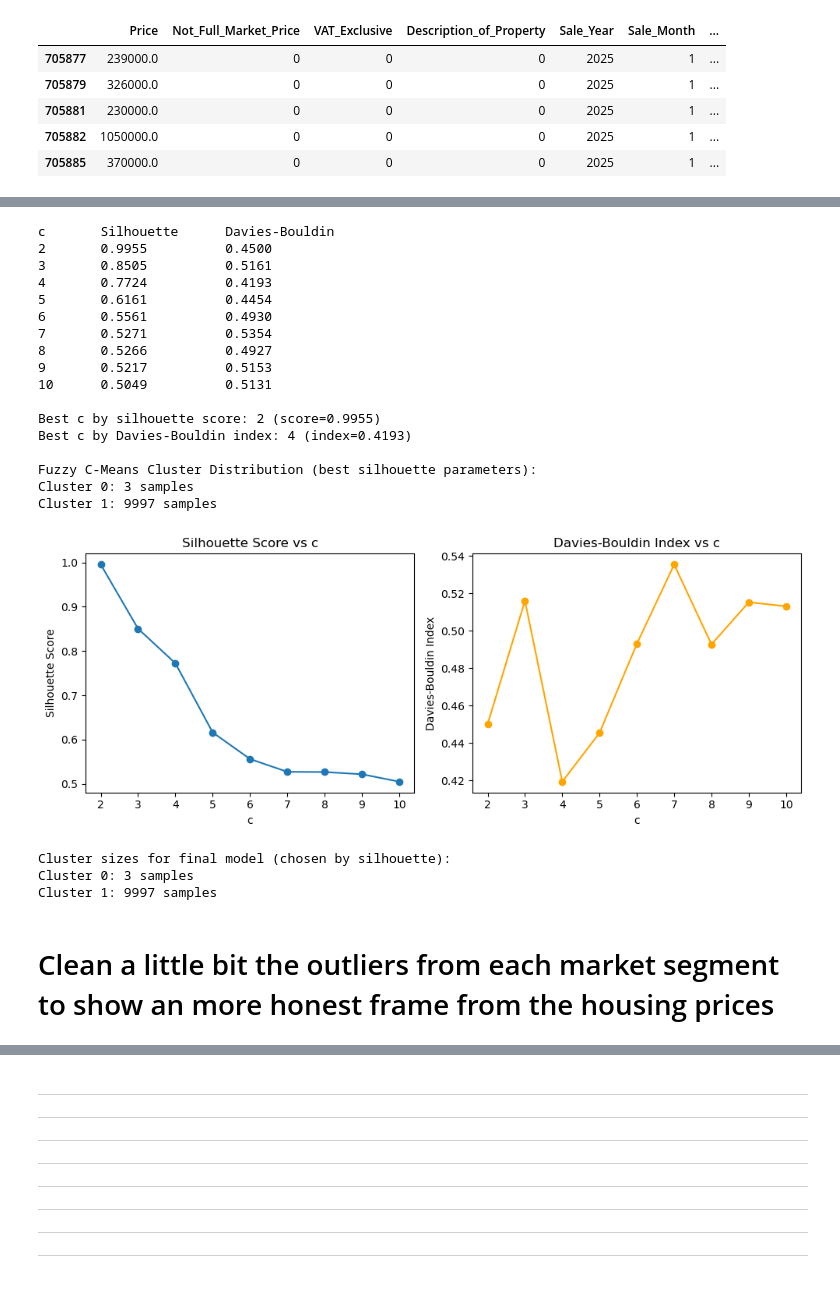
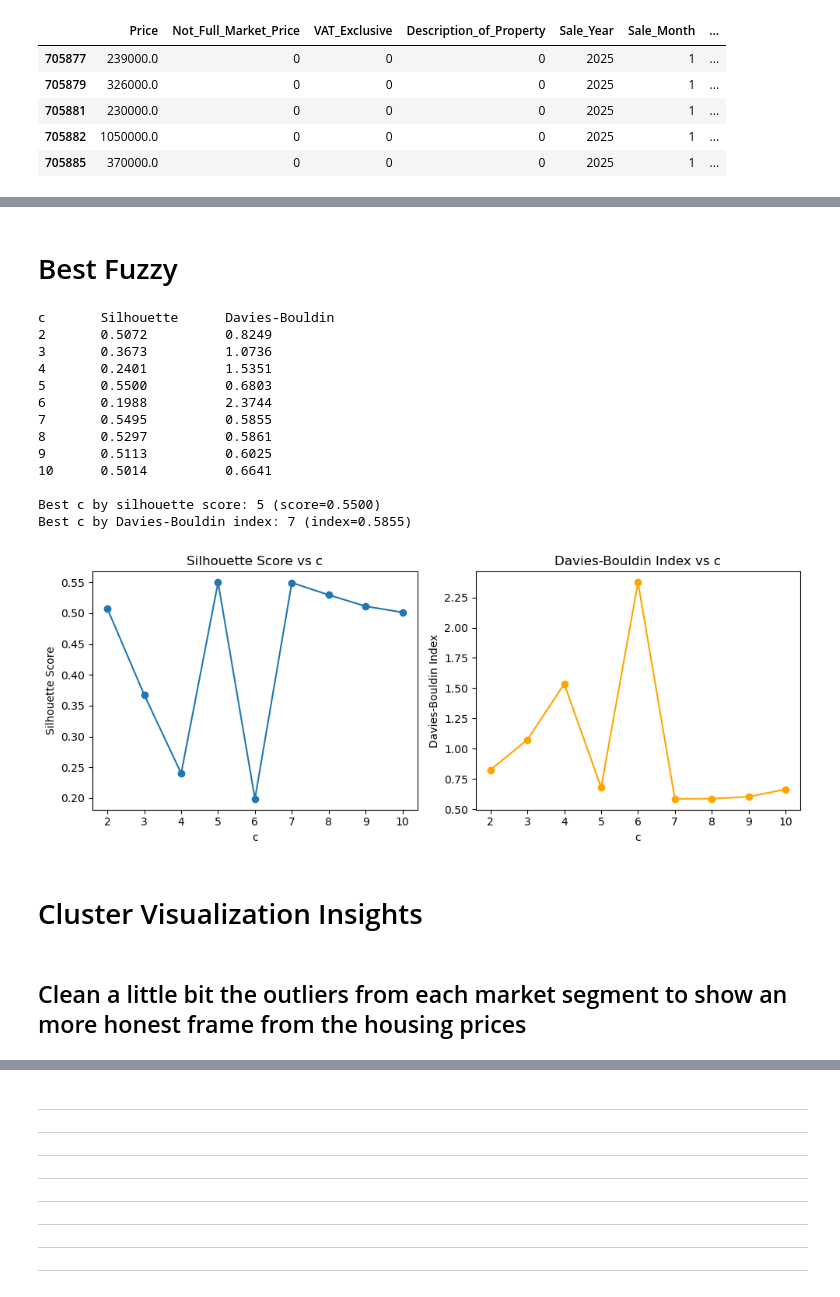
Before and after one commit to LuiisClaudio/ireland-real-estate-market-insights, a Jupyter notebook: Luis_Martins_CA1.ipynb, the cells around one changed output, grey strips where cells are left out. Saved outputs shown, nothing was run; the diff lists cells and outputs as text; code cells hidden in the pictures.

```diff
--- a/Luis_Martins_CA1.ipynb
+++ b/Luis_Martins_CA1.ipynb
@@ -299,6 +301,9 @@ data_final['County_Encoded'] = label_encoder.fit_transform(data_final['County'])
 
 # Drop the original 'County' column as we now have the encoded version
 data_final = data_final.drop(columns=['County'])
+# Filter to only include properties below €5 million
+data_final = data_final[data_final['Price'] < 5000000].copy()
+print(f"Number of properties below €5 million: {data_final.shape[0]}")
 
 # Show the mapping of counties to encoded values
 county_mapping = dict(zip(label_encoder.classes_, label_encoder.transform(label_encoder.classes_)))
@@ -493,7 +450,7 @@ features_scaled = scaler_segment.fit_transform(features_for_clustering_all_featu
 
 for k in ks:
     km = KMeans(n_clusters=k, random_state=42, n_init=10)
-    labels = km.fit_predict(features_for_clustering_all_features)
+    labels = km.fit_predict(features_scaled)
     inertias.append(km.inertia_)
     sil_scores.append(silhouette_score(features_for_clustering_all_features, labels))
     db_scores.append(davies_bouldin_score(features_for_clustering_all_features, labels))
@@ -538,13 +495,4 @@ plt.xlabel('k')
 plt.ylabel('Davies-Bouldin Index')
 plt.tight_layout()
 plt.show()
-
-# Fit final model for the silhouette-optimal k and show cluster sizes
-final_k = best_k_sil
-final_km = KMeans(n_clusters=final_k, random_state=42, n_init=10).fit(features_for_clustering_all_features)
-final_labels = final_km.labels_
-(unique, counts) = np.unique(final_labels, return_counts=True)
-print("\nCluster sizes for final model (chosen by silhouette):")
-for u, c in zip(unique, counts):
-    print(f"Cluster {u}: {c} samples")
 # %% [output]
@@ -567,6 +512,7 @@ features_for_fuzzy.head()
 | 705885 | 370000.0 | 0 | 0 |
 # %%
 from sklearn.preprocessing import StandardScaler
+from sklearn.preprocessing import RobustScaler
 import matplotlib.pyplot as plt
 from fcmeans import FCM as FuzzyCMeans
 
@@ -581,8 +527,8 @@ scaler_fuzzy = StandardScaler()
 features_scaled = scaler_fuzzy.fit_transform(features_for_fuzzy)
 #features_scaled = features_for_fuzzy.values
 
-# Apply Fuzzy C-Means with c=6 clusters
-fuzzy_model = FuzzyCMeans(n_clusters=6, m=2, random_state=42, max_iter=150)
+# Apply Fuzzy C-Means with c=5 clusters
+fuzzy_model = FuzzyCMeans(n_clusters=5, m=2, random_state=42, max_iter=150)
 fuzzy_model.fit(features_scaled)
 
 # Get hard cluster assignments (highest membership)
@@ -698,3 +644,5 @@ Price Summary by Market Segment:
+# %% [markdown]
+# Best Fuzzy
 # %%
 import numpy as np
 from sklearn.metrics import silhouette_score, davies_bouldin_score
@@ -729,65 +677,39 @@ best_c_sil = c_values[int(np.argmax(fcm_sil_scores))]
 best_c_db = c_values[int(np.argmin(fcm_db_scores))]
 print(f"\nBest c by silhouette score: {best_c_sil} (score={max(fcm_sil_scores):0.4f})")
 print(f"Best c by Davies-Bouldin index: {best_c_db} (index={min(fcm_db_scores):0.4f})")
-
-# Fit final FCM model
-final_fcm = FuzzyCMeans(n_clusters=best_c_sil, m=2, random_state=42)
-final_fcm.fit(X_scaled_fcm)
-final_fcm_labels = final_fcm.predict(X_scaled_fcm)
-
-# Show cluster distribution
-unique, counts = np.unique(final_fcm_labels, return_counts=True)
-print("\nFuzzy C-Means Cluster Distribution (best silhouette parameters):")
-for u, c in zip(unique, counts):
-    print(f"Cluster {u}: {c} samples")
 # %% [output]
 c       Silhouette      Davies-Bouldin
-2       0.9955          0.4500
-3       0.8505          0.5161
-4       0.7724          0.4193
-5       0.6161          0.4454
-6       0.5561          0.4930
-7       0.5271          0.5354
-8       0.5266          0.4927
-9       0.5217          0.5153
-10      0.5049          0.5131
+2       0.5072          0.8249
+3       0.3673          1.0736
+4       0.2401          1.5351
+5       0.5500          0.6803
+6       0.1988          2.3744
+7       0.5495          0.5855
+8       0.5297          0.5861
+9       0.5113          0.6025
+10      0.5014          0.6641
 
-Best c by silhouette score: 2 (score=0.9955)
-Best c by Davies-Bouldin index: 4 (index=0.4193)
-
-Fuzzy C-Means Cluster Distribution (best silhouette parameters):
-Cluster 0: 3 samples
-Cluster 1: 9997 samples
+Best c by silhouette score: 5 (score=0.5500)
+Best c by Davies-Bouldin index: 7 (index=0.5855)
 # %%
 # Plot the metrics
 plt.figure(figsize=(10,4))
 plt.subplot(1,2,1)
 plt.plot(c_values, fcm_sil_scores, marker='o')
 plt.title('Silhouette Score vs c')
 plt.xlabel('c')
 plt.ylabel('Silhouette Score')
 
 plt.subplot(1,2,2)
 plt.plot(c_values, fcm_db_scores, marker='o', color='orange')
 plt.title('Davies-Bouldin Index vs c')
 plt.xlabel('c')
 plt.ylabel('Davies-Bouldin Index')
 plt.tight_layout()
 plt.show()
-
-# Fit final model for the silhouette-optimal c and show cluster sizes
-final_c = best_c_sil
-final_fcm_model = FuzzyCMeans(n_clusters=final_c, m=2, random_state=42)
-final_fcm_model.fit(X_scaled_fcm)
-final_fcm_labels = final_fcm_model.predict(X_scaled_fcm)
-(unique, counts) = np.unique(final_fcm_labels, return_counts=True)
-print("\nCluster sizes for final model (chosen by silhouette):")
-for u, c in zip(unique, counts):
-    print(f"Cluster {u}: {c} samples")
 # %% [output]
-[figure, old version]
+[figure, new version]
-Cluster sizes for final model (chosen by silhouette):
-Cluster 0: 3 samples
-Cluster 1: 9997 samples
+# %% [markdown]
+# Cluster Visualization Insights
 # %% [markdown]
-# Clean a little bit the outliers from each market segment to show an more honest frame from the housing prices
+## Clean a little bit the outliers from each market segment to show an more honest frame from the housing prices
```
Also changed, not shown: parts of 33 cells of this notebook.
